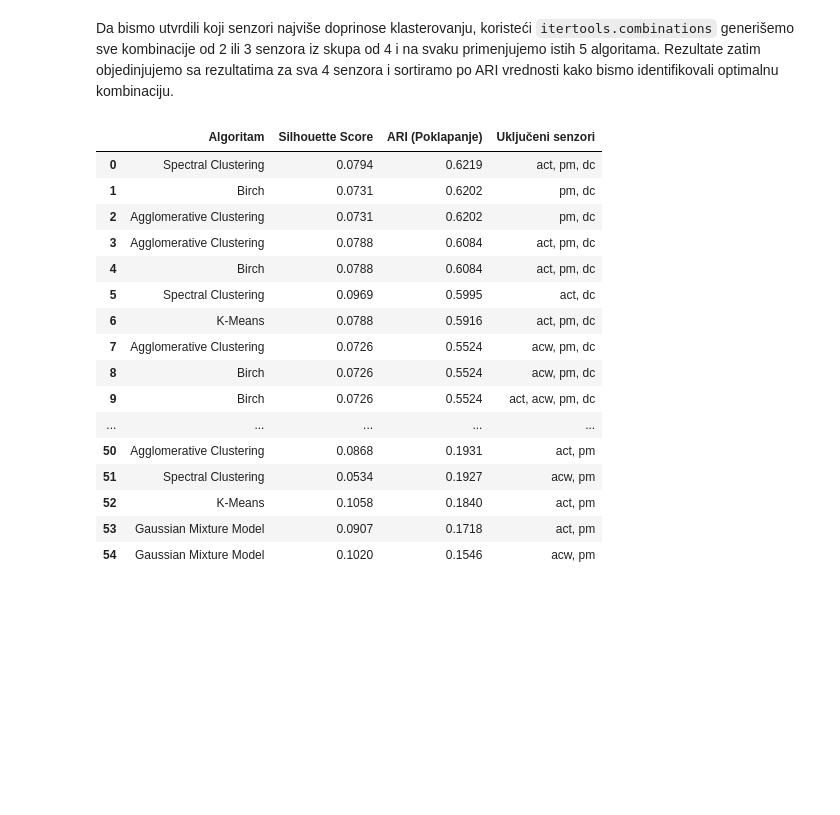
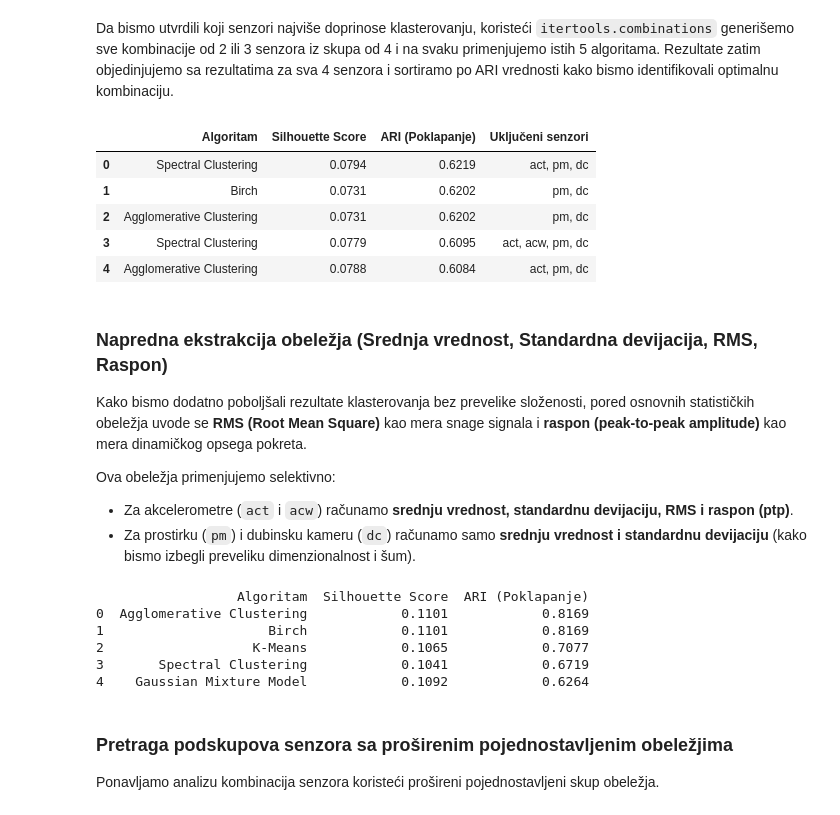
Before and after one commit to matejasilva/IP2_MEx_clustering, a Jupyter notebook: MEx.ipynb, the cells around one changed output. Saved outputs shown, nothing was run; the diff lists cells and outputs as text; code cells hidden in the pictures; blank space fills up the shorter version.

Commit message:
dodatna ekstrakcija obelezja radi poboljsanja rezultata

```diff
--- a/MEx.ipynb
+++ b/MEx.ipynb
@@ -422,28 +422,25 @@ for subset in subsets:
 # %%
 df_subset_results = pd.DataFrame(results)
 
 df_results["Uključeni senzori"] = "act, acw, pm, dc"
 
 df_combined = pd.concat([df_results, df_subset_results], ignore_index=True)
 
 df_combined = df_combined.sort_values(by="ARI (Poklapanje)", ascending=False).reset_index(drop=True)
 
-display(df_combined)
+display(df_combined.head(5))
 # %% [output]
 |  | Algoritam | Silhouette Score | ARI (Poklapanje) | Uključeni senzori |
 | 0 | Spectral Clustering | 0.0794 | 0.6219 | act, pm, dc |
 | 1 | Birch | 0.0731 | 0.6202 | pm, dc |
 | 2 | Agglomerative Clustering | 0.0731 | 0.6202 | pm, dc |
-| 3 | Agglomerative Clustering | 0.0788 | 0.6084 | act, pm, dc |
-| 4 | Birch | 0.0788 | 0.6084 | act, pm, dc |
-| 5 | Spectral Clustering | 0.0969 | 0.5995 | act, dc |
-| 6 | K-Means | 0.0788 | 0.5916 | act, pm, dc |
-| 7 | Agglomerative Clustering | 0.0726 | 0.5524 | acw, pm, dc |
-| 8 | Birch | 0.0726 | 0.5524 | acw, pm, dc |
-| 9 | Birch | 0.0726 | 0.5524 | act, acw, pm, dc |
-| ... | ... | ... | ... | ... |
-| 50 | Agglomerative Clustering | 0.0868 | 0.1931 | act, pm |
-| 51 | Spectral Clustering | 0.0534 | 0.1927 | acw, pm |
-| 52 | K-Means | 0.1058 | 0.1840 | act, pm |
-| 53 | Gaussian Mixture Model | 0.0907 | 0.1718 | act, pm |
-| 54 | Gaussian Mixture Model | 0.1020 | 0.1546 | acw, pm |
+| 3 | Spectral Clustering | 0.0779 | 0.6095 | act, acw, pm, dc |
+| 4 | Agglomerative Clustering | 0.0788 | 0.6084 | act, pm, dc |
+# %% [markdown]
+### Napredna ekstrakcija obeležja (Srednja vrednost, Standardna devijacija, RMS, Raspon)
+
+Kako bismo dodatno poboljšali rezultate klasterovanja bez prevelike složenosti, pored osnovnih statističkih obeležja uvode se **RMS (Root Mean Square)** kao mera snage signala i **raspon (peak-to-peak amplitude)** kao mera dinamičkog opsega pokreta.
+
+Ova obeležja primenjujemo selektivno:
+* Za akcelerometre (`act` i `acw`) računamo **srednju vrednost, standardnu devijaciju, RMS i raspon (ptp)**.
+* Za prostirku (`pm`) i dubinsku kameru (`dc`) računamo samo **srednju vrednost i standardnu devijaciju** (kako bismo izbegli preveliku dimenzionalnost i šum).
@@ -449,0 +459,53 @@ display(df_combined)
+# %%
+features_list_advanced = []
+labels_list = []
+
+for key in data_preprocessed.keys():
+    s, ex, trial = key
+    session_features = []
+    for sensor in ['act', 'acw', 'pm', 'dc']:
+        sensor_data = data_preprocessed[key][sensor].iloc[:, 1:].values.astype(float)
+        use_adv = (sensor in ['act', 'acw'])
+        session_features.extend(extract_features(sensor_data, include_advanced=use_adv))
+    features_list_advanced.append(session_features)
+    labels_list.append(ex)
+
+X_raw_adv = np.array(features_list_advanced)
+y = np.array(labels_list)
+
+scaler = StandardScaler()
+X_adv = scaler.fit_transform(X_raw_adv)
+
+algorithms = {
+    "K-Means": KMeans(n_clusters=7, random_state=42, n_init=10),
+    "Agglomerative Clustering": AgglomerativeClustering(n_clusters=7),
+    "Spectral Clustering": SpectralClustering(n_clusters=7, random_state=42, affinity='nearest_neighbors'),
+    "Gaussian Mixture Model": GaussianMixture(n_components=7, random_state=42),
+    "Birch": Birch(n_clusters=7)
+}
+
+results_adv = []
+
+for name, algo in algorithms.items():
+    labels = algo.fit_predict(X_adv)
+    sil = silhouette_score(X_adv, labels)
+    ari = adjusted_rand_score(y, labels)
+    results_adv.append({
+        "Algoritam": name,
+        "Silhouette Score": round(sil, 4),
+        "ARI (Poklapanje)": round(ari, 4),
+    })
+
+df_results_adv = pd.DataFrame(results_adv).sort_values(by="ARI (Poklapanje)", ascending=False).reset_index(drop=True)
+print(df_results_adv)
+# %% [output]
+                  Algoritam  Silhouette Score  ARI (Poklapanje)
+0  Agglomerative Clustering            0.1101            0.8169
+1                     Birch            0.1101            0.8169
+2                   K-Means            0.1065            0.7077
+3       Spectral Clustering            0.1041            0.6719
+4    Gaussian Mixture Model            0.1092            0.6264
+# %% [markdown]
+### Pretraga podskupova senzora sa proširenim pojednostavljenim obeležjima
+
+Ponavljamo analizu kombinacija senzora koristeći prošireni pojednostavljeni skup obeležja.
```
Also changed, not shown: parts of 4 cells of this notebook.
